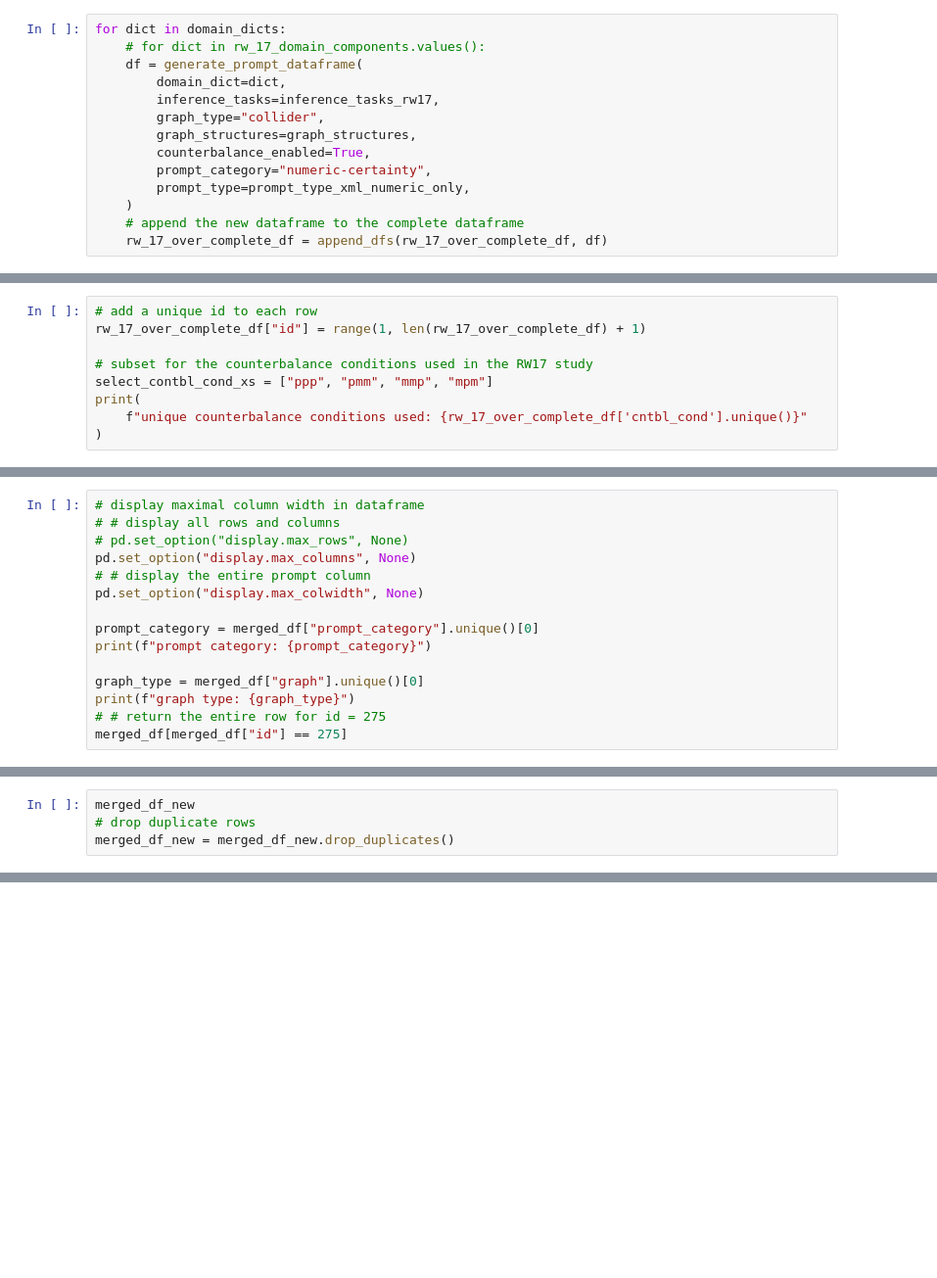
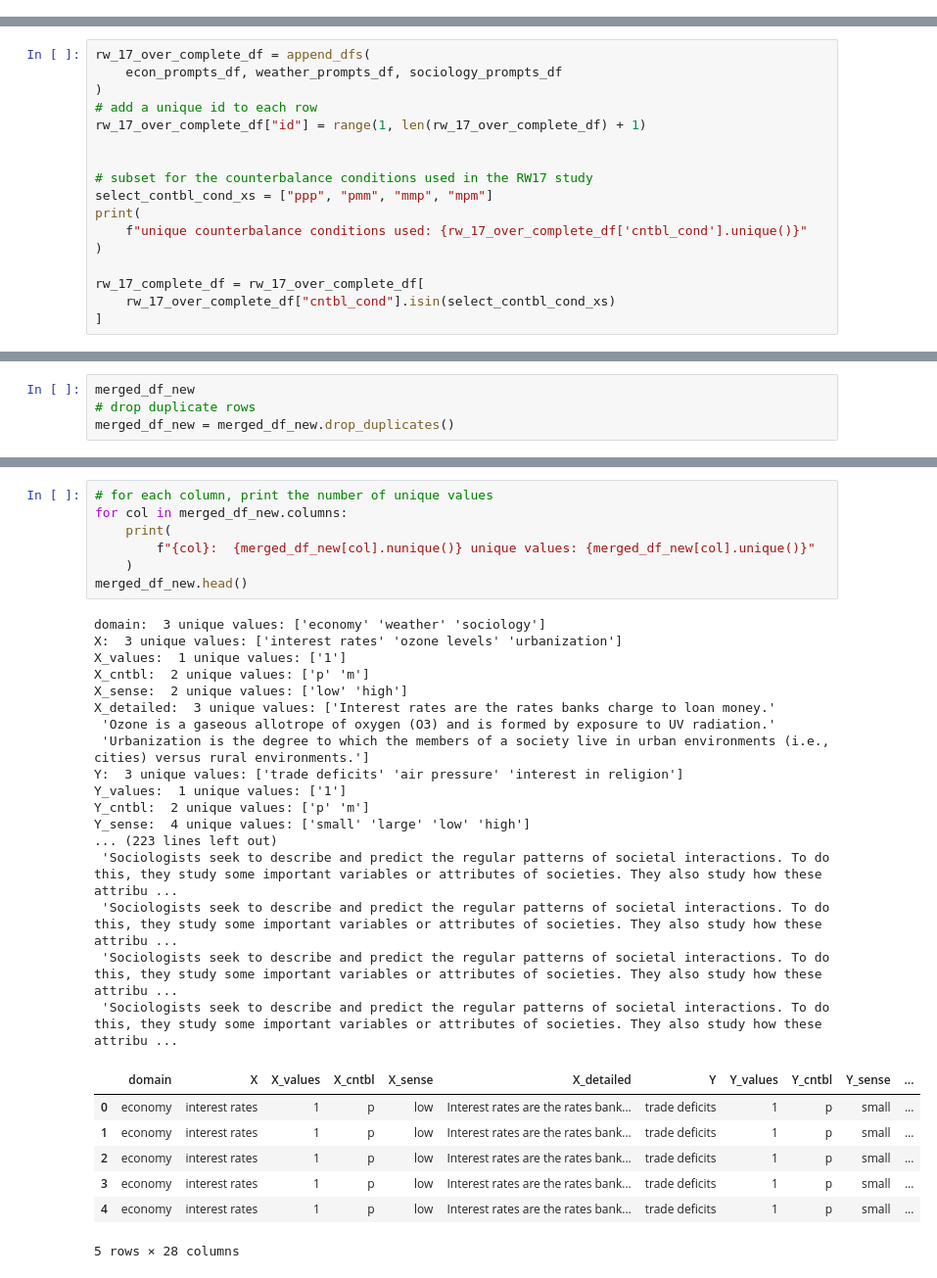
Before and after one commit to hmd101/causalalign, a Jupyter notebook: analysis/causalalign/src/causalalign/dataset_creation/rw17_data_gen_collider_numeric_only.ipynb, the cells around one changed output, grey strips where cells are left out. Shown: that part at 98% size. Drawn from its saved outputs; the diff is of its cells as text; blank space fills up the shorter version.

Commit message:
version 5 prompts and results

```diff
--- a/analysis/causalalign/src/causalalign/dataset_creation/rw17_data_gen_collider_numeric_only.ipynb
+++ b/analysis/causalalign/src/causalalign/dataset_creation/rw17_data_gen_collider_numeric_only.ipynb
@@ -511,14 +234,0 @@ rw_17_over_complete_df = (
-# %%
-for dict in domain_dicts:
-    # for dict in rw_17_domain_components.values():
-    df = generate_prompt_dataframe(
-        domain_dict=dict,
-        inference_tasks=inference_tasks_rw17,
-        graph_type="collider",
-        graph_structures=graph_structures,
-        counterbalance_enabled=True,
-        prompt_category="numeric-certainty",
-        prompt_type=prompt_type_xml_numeric_only,
-    )
-    # append the new dataframe to the complete dataframe
-    rw_17_over_complete_df = append_dfs(rw_17_over_complete_df, df)
@@ -528,11 +279,19 @@ for dict in domain_dicts:
 # %%
+rw_17_over_complete_df = append_dfs(
+    econ_prompts_df, weather_prompts_df, sociology_prompts_df
+)
 # add a unique id to each row
 rw_17_over_complete_df["id"] = range(1, len(rw_17_over_complete_df) + 1)
+
 
 # subset for the counterbalance conditions used in the RW17 study
 select_contbl_cond_xs = ["ppp", "pmm", "mmp", "mpm"]
 print(
     f"unique counterbalance conditions used: {rw_17_over_complete_df['cntbl_cond'].unique()}"
 )
+
+rw_17_complete_df = rw_17_over_complete_df[
+    rw_17_over_complete_df["cntbl_cond"].isin(select_contbl_cond_xs)
+]
 # %% [output]
 unique counterbalance conditions used: ['ppp' 'ppm' 'pmp' 'pmm' 'mpp' 'mpm' 'mmp' 'mmm']
@@ -669,15 +297,0 @@ the oringinal rw17_complete_df has 240 rows and the merged_df has 960 rows.
-# %%
-# display maximal column width in dataframe
-# # display all rows and columns
-# pd.set_option("display.max_rows", None)
-pd.set_option("display.max_columns", None)
-# # display the entire prompt column
-pd.set_option("display.max_colwidth", None)
-
-prompt_category = merged_df["prompt_category"].unique()[0]
-print(f"prompt category: {prompt_category}")
-
-graph_type = merged_df["graph"].unique()[0]
-print(f"graph type: {graph_type}")
-# # return the entire row for id = 275
-merged_df[merged_df["id"] == 275]
@@ -894,0 +496,32 @@ duplicates
+# %%
+# for each column, print the number of unique values
+for col in merged_df_new.columns:
+    print(
+        f"{col}:  {merged_df_new[col].nunique()} unique values: {merged_df_new[col].unique()}"
+    )
+merged_df_new.head()
+# %% [output]
+domain:  3 unique values: ['economy' 'weather' 'sociology']
+X:  3 unique values: ['interest rates' 'ozone levels' 'urbanization']
+X_values:  1 unique values: ['1']
+X_cntbl:  2 unique values: ['p' 'm']
+X_sense:  2 unique values: ['low' 'high']
+X_detailed:  3 unique values: ['Interest rates are the rates banks charge to loan money.'
+ 'Ozone is a gaseous allotrope of oxygen (O3) and is formed by exposure to UV radiation.'
+ 'Urbanization is the degree to which the members of a society live in urban environments (i.e., cities) versus rural environments.']
+Y:  3 unique values: ['trade deficits' 'air pressure' 'interest in religion']
+Y_values:  1 unique values: ['1']
+Y_cntbl:  2 unique values: ['p' 'm']
+Y_sense:  4 unique values: ['small' 'large' 'low' 'high']
+... (223 lines left out)
+ 'Sociologists seek to describe and predict the regular patterns of societal interactions. To do this, they study some important variables or attributes of societies. They also study how these attribu ...
+ 'Sociologists seek to describe and predict the regular patterns of societal interactions. To do this, they study some important variables or attributes of societies. They also study how these attribu ...
+ 'Sociologists seek to describe and predict the regular patterns of societal interactions. To do this, they study some important variables or attributes of societies. They also study how these attribu ...
+ 'Sociologists seek to describe and predict the regular patterns of societal interactions. To do this, they study some important variables or attributes of societies. They also study how these attribu ...
+|  | domain | X | X_values | X_cntbl | X_sense | X_detailed | Y | Y_values | Y_cntbl | Y_sense | ... |
+| 0 | economy | interest rates | 1 | p | low | Interest rates are the rates bank... | trade deficits | 1 | p | small | ... |
+| 1 | economy | interest rates | 1 | p | low | Interest rates are the rates bank... | trade deficits | 1 | p | small | ... |
+| 2 | economy | interest rates | 1 | p | low | Interest rates are the rates bank... | trade deficits | 1 | p | small | ... |
+| 3 | economy | interest rates | 1 | p | low | Interest rates are the rates bank... | trade deficits | 1 | p | small | ... |
+| 4 | economy | interest rates | 1 | p | low | Interest rates are the rates bank... | trade deficits | 1 | p | small | ... |
+5 rows × 28 columns
```
Also changed, not shown: parts of 47 cells of this notebook, 51 other files.
